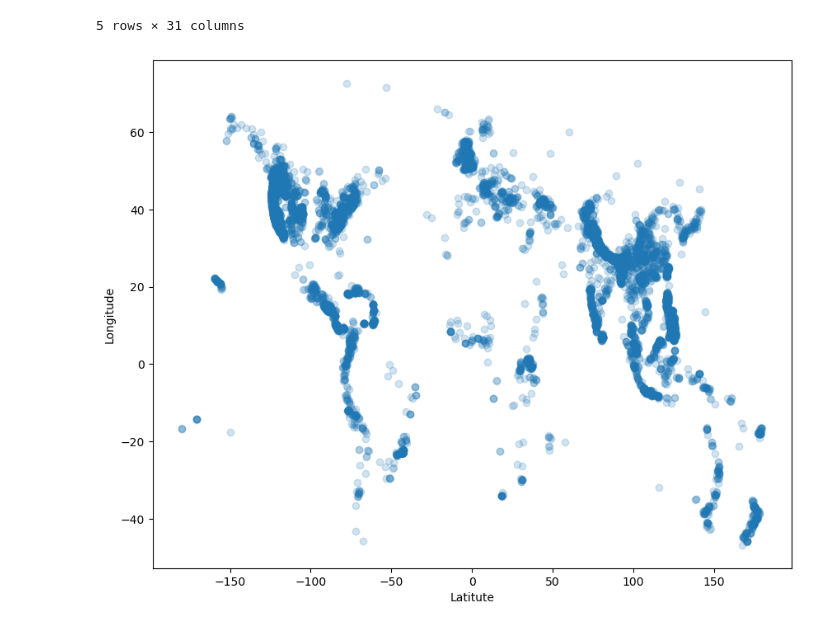
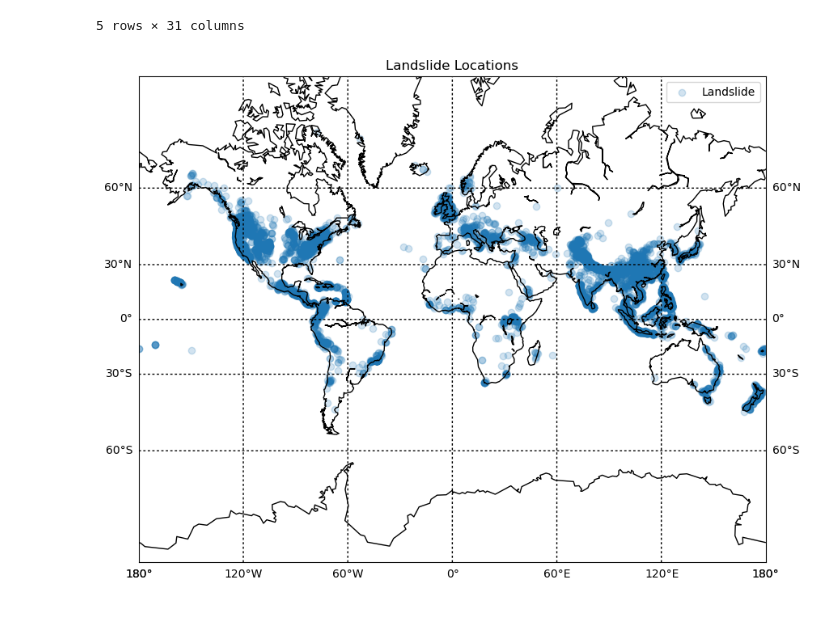
Before and after one commit to gustavopin/GlobalLandslide, a Jupyter notebook: analysis.ipynb, the cells around one changed output. Drawn from its saved outputs; the diff is of its cells as text; code cells hidden in the pictures.

Commit message:
Added a basemap with coordinates

```diff
--- a/analysis.ipynb
+++ b/analysis.ipynb
@@ -17,17 +19,24 @@ df1.head(5)
 | 3 | www.radionz.co.nz | http://www.radionz.co.nz/news/nat... | 4941 | 06/17/2013 12:00:00 AM | NaN | Portobello Rd., Dunedin, Otago Pe... | Two days of heavy rain shut down ... | ... |
 | 4 | 3 News | http://www.3news.co.nz/Landslide-... | 6008 | 05/01/2014 04:00:00 AM | NaN | Queen Street, Dunedin | Five students living in a Dunedin... | ... |
 5 rows × 31 columns
-# %%
-# creating a list with longitude and latitue for the ocurrencies
-longitude = df1['longitude'].tolist()
-latitude = df1['latitude'].tolist()
-
-# creating a scatter plot for map vizualization
-
-plt.figure(figsize = (10, 8))
-plt.scatter(longitude, latitude, alpha = 0.2)
-plt.xlabel('Latitute')
-plt.ylabel('Longitude')
-plt.show()
-# %% [output]
-[figure, removed]
+# %%
+longitude = df1['longitude'].tolist()
+latitude = df1['latitude'].tolist()
+
+#changing the figure size
+plt.figure(figsize = (10, 8))
+
+# creatinga basemap
+m = Basemap(projection = 'merc', llcrnrlat = -80, urcrnrlat = 80, llcrnrlon = -180, urcrnrlon = 180, resolution = 'c')
+m.drawcoastlines()
+
+# ploting the points
+plt.title('Landslide Locations')
+m.drawparallels(np.arange(-90, 91, 30), labels = [True, True, False, False], dashes = [2, 2])
+m.drawmeridians(np.arange(-180, 181, 60), labels = [False, False, False, True], dashes = [2, 2])
+x, y = m(longitude, latitude)
+m.scatter(x, y, alpha = 0.2, label = 'Landslide')
+plt.legend(loc = 0)
+plt.show()
+# %% [output]
+[figure, added]
```
Also changed, not shown: parts of 1 cell of this notebook.
